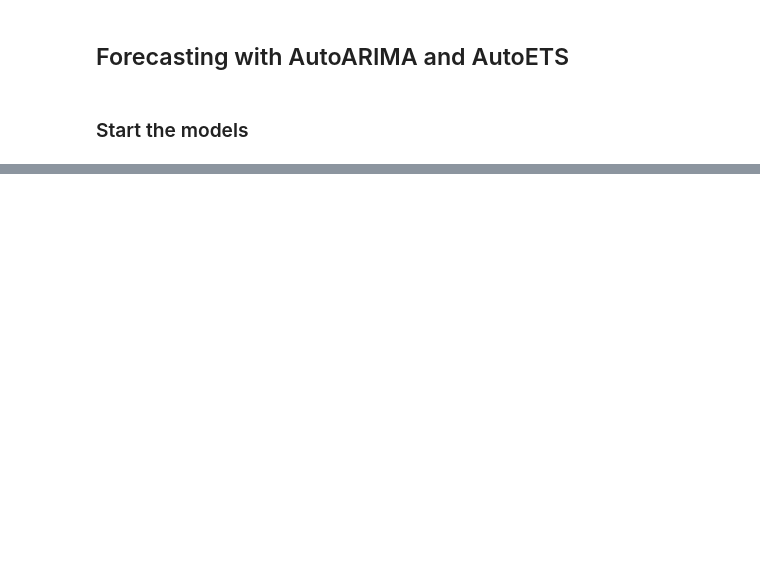
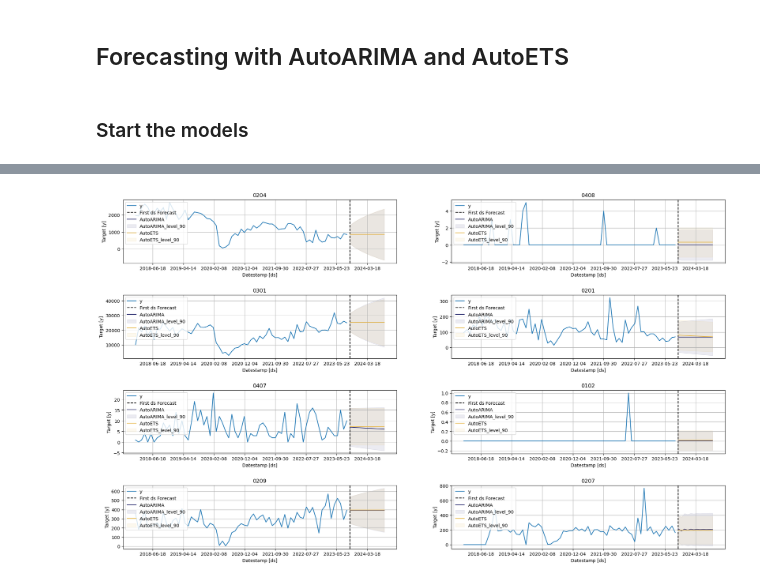
Before and after one commit to brunorvn/nlp-medication-prescriber, a Jupyter notebook: HC/tcc_brvn/notebooks/05-brvn-forecast-full-dataset.ipynb, the cells around one changed output, grey strips where cells are left out. Drawn from its saved outputs; the diff is of its cells as text; code cells hidden in the pictures; blank space fills up the shorter version.

```diff
--- a/HC/tcc_brvn/notebooks/05-brvn-forecast-full-dataset.ipynb
+++ b/HC/tcc_brvn/notebooks/05-brvn-forecast-full-dataset.ipynb
@@ -200,0 +202,4 @@ sf.plot(df=df,forecasts_df=forecast_df, unique_ids=seasonal_ids, engine='matplot
+# %%
+sf.plot(df=df,forecasts_df=forecast_df, unique_ids=autoets_ids, engine='matplotlib')
+# %% [output]
+[figure, added]
```
Also changed, not shown: parts of 26 cells of this notebook, 6 other files.
